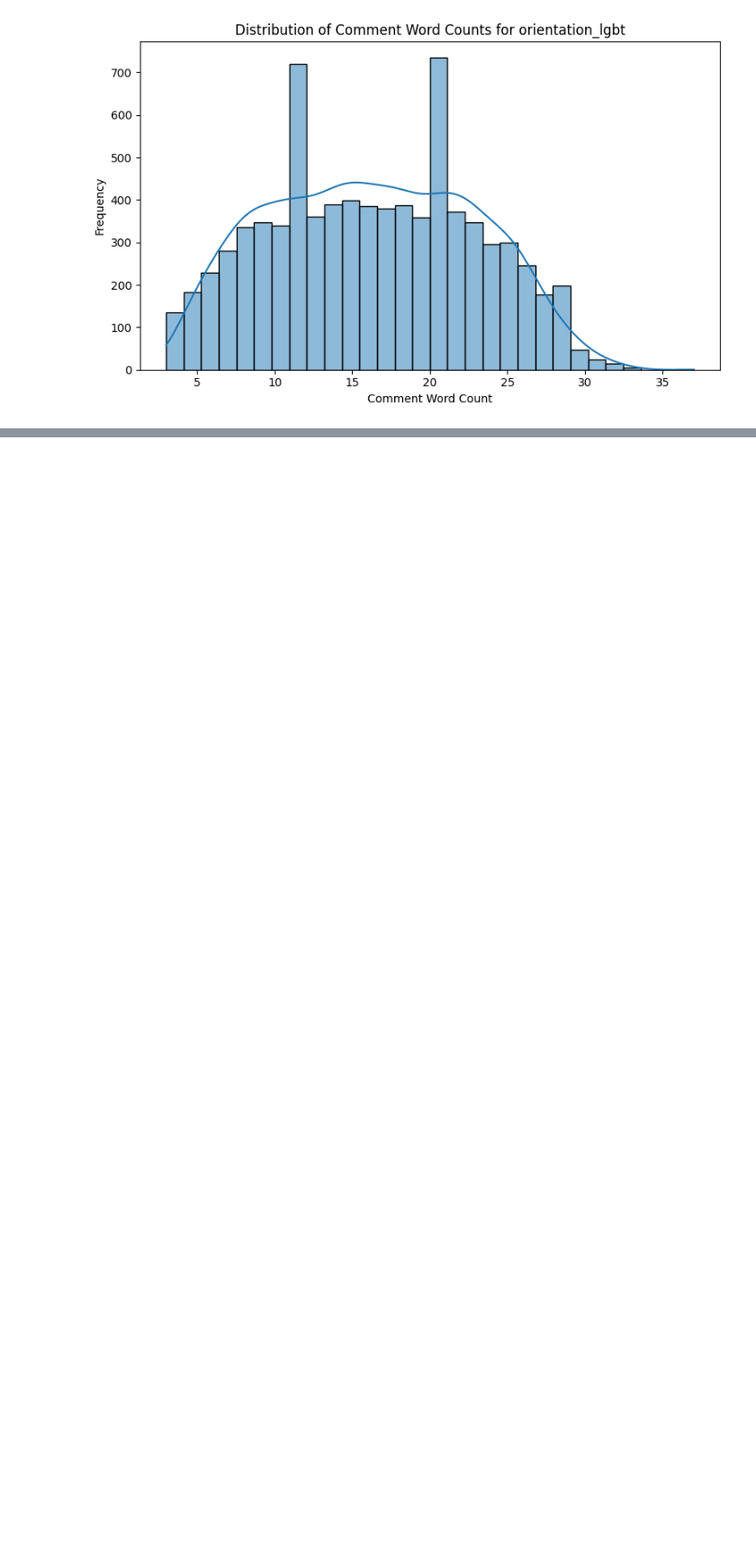
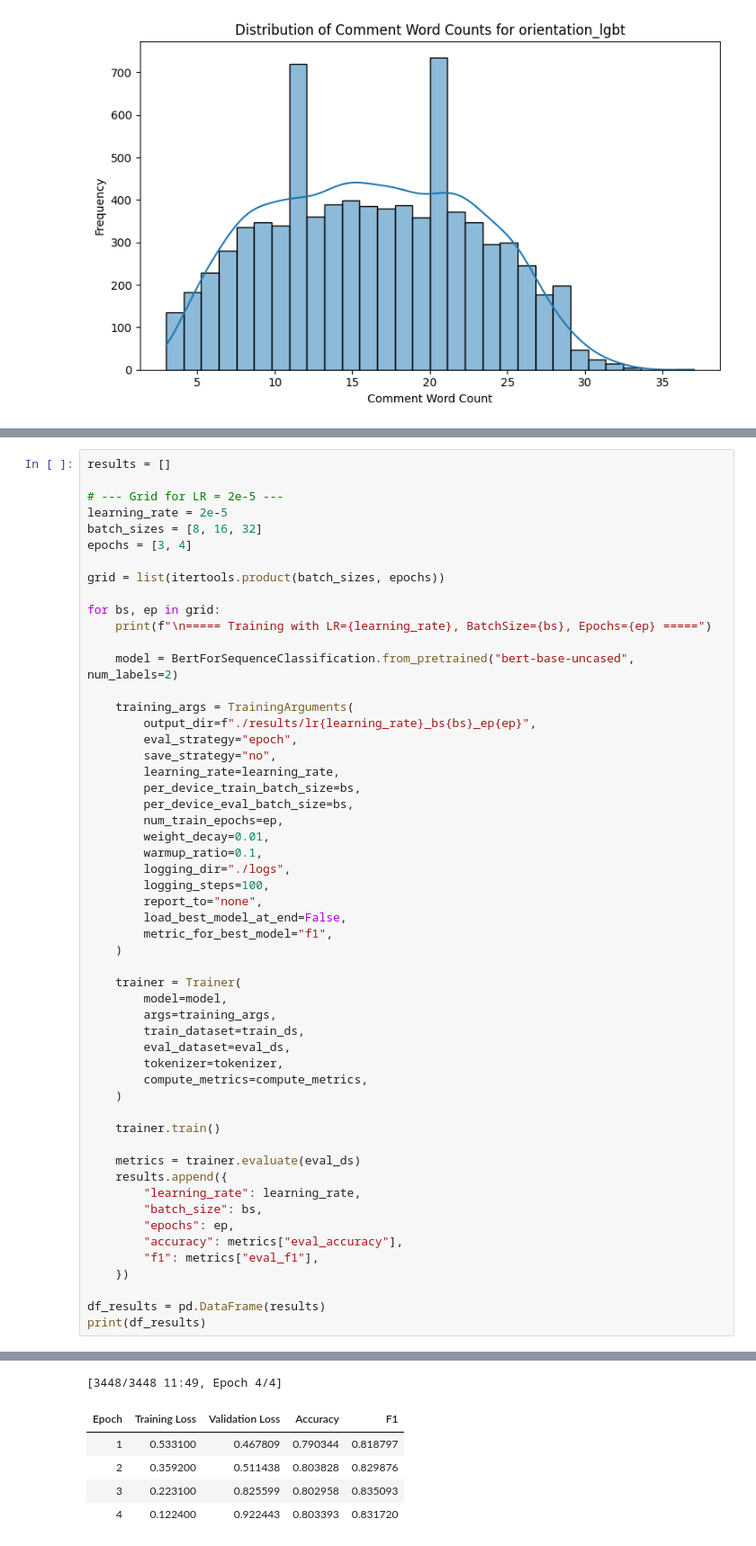
Before and after one commit to meta1C-btt/language-bias, a Jupyter notebook: mainAnalysis.ipynb, the cells around one changed output, grey strips where cells are left out. Shown at 90% size. Saved outputs shown, nothing was run; the diff lists cells and outputs as text; blank space fills up the shorter version.

```diff
--- a/mainAnalysis.ipynb
+++ b/mainAnalysis.ipynb
@@ -235,0 +628,55 @@ Eval:  2299 (20.0%)
+# %%
+results = []
+
+# --- Grid for LR = 2e-5 ---
+learning_rate = 2e-5
+batch_sizes = [8, 16, 32]
+epochs = [3, 4]
+
+grid = list(itertools.product(batch_sizes, epochs))
+
+for bs, ep in grid:
+    print(f"\n===== Training with LR={learning_rate}, BatchSize={bs}, Epochs={ep} =====")
+
+    model = BertForSequenceClassification.from_pretrained("bert-base-uncased", num_labels=2)
+
+    training_args = TrainingArguments(
+        output_dir=f"./results/lr{learning_rate}_bs{bs}_ep{ep}",
+        eval_strategy="epoch",
+        save_strategy="no",
+        learning_rate=learning_rate,
+        per_device_train_batch_size=bs,
+        per_device_eval_batch_size=bs,
+        num_train_epochs=ep,
+        weight_decay=0.01,
+        warmup_ratio=0.1,
+        logging_dir="./logs",
+        logging_steps=100,
+        report_to="none",
+        load_best_model_at_end=False,
+        metric_for_best_model="f1",
+    )
+
+    trainer = Trainer(
+        model=model,
+        args=training_args,
+        train_dataset=train_ds,
+        eval_dataset=eval_ds,
+        tokenizer=tokenizer,
+        compute_metrics=compute_metrics,
+    )
+
+    trainer.train()
+
+    metrics = trainer.evaluate(eval_ds)
+    results.append({
+        "learning_rate": learning_rate,
+        "batch_size": bs,
+        "epochs": ep,
+        "accuracy": metrics["eval_accuracy"],
+        "f1": metrics["eval_f1"],
+    })
+
+df_results = pd.DataFrame(results)
+print(df_results)
+# %% [output]
@@ -235,0 +695,6 @@ Eval:  2299 (20.0%)
+[3448/3448 11:49, Epoch 4/4]
+| Epoch | Training Loss | Validation Loss | Accuracy | F1 |
+| 1 | 0.533100 | 0.467809 | 0.790344 | 0.818797 |
+| 2 | 0.359200 | 0.511438 | 0.803828 | 0.829876 |
+| 3 | 0.223100 | 0.825599 | 0.802958 | 0.835093 |
+| 4 | 0.122400 | 0.922443 | 0.803393 | 0.831720 |
```
Also changed, not shown: parts of 26 cells of this notebook.
